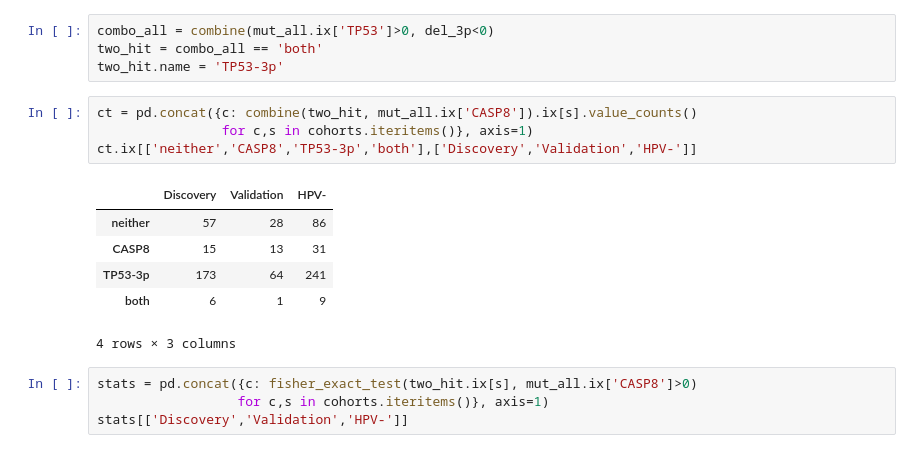
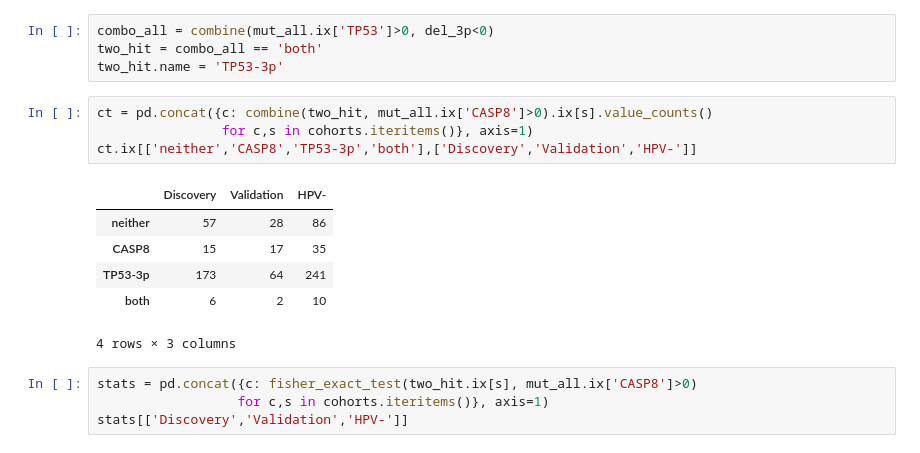
Before and after one commit to theandygross/TCGA, a Jupyter notebook: Analysis_Notebooks/HNSCC_Molecular_Validation.ipynb, the cells around one changed output. Cells and saved outputs as stored; diff of their text form.

```diff
--- a/Analysis_Notebooks/HNSCC_Molecular_Validation.ipynb
+++ b/Analysis_Notebooks/HNSCC_Molecular_Validation.ipynb
@@ -195,15 +195,15 @@ combo_all = combine(mut_all.ix['TP53']>0, del_3p<0)
 two_hit = combo_all == 'both'
 two_hit.name = 'TP53-3p'
 # %%
-ct = pd.concat({c: combine(two_hit, mut_all.ix['CASP8']).ix[s].value_counts()
+ct = pd.concat({c: combine(two_hit, mut_all.ix['CASP8']>0).ix[s].value_counts()
                 for c,s in cohorts.iteritems()}, axis=1)
 ct.ix[['neither','CASP8','TP53-3p','both'],['Discovery','Validation','HPV-']]
 # %% [output]
 |  | Discovery | Validation | HPV- |
 | neither | 57 | 28 | 86 |
-| CASP8 | 15 | 13 | 31 |
+| CASP8 | 15 | 17 | 35 |
 | TP53-3p | 173 | 64 | 241 |
-| both | 6 | 1 | 9 |
+| both | 6 | 2 | 10 |
 4 rows × 3 columns
 # %%
 stats = pd.concat({c: fisher_exact_test(two_hit.ix[s], mut_all.ix['CASP8']>0)
```
Also changed, not shown: parts of 3 cells of this notebook.
